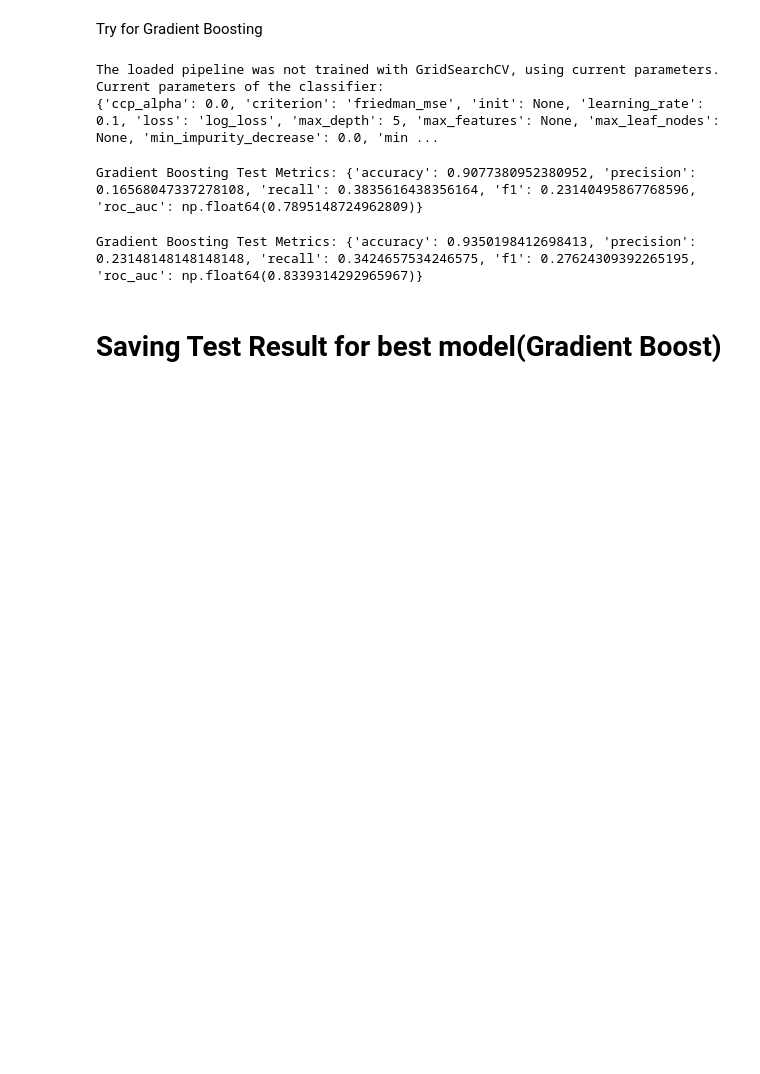
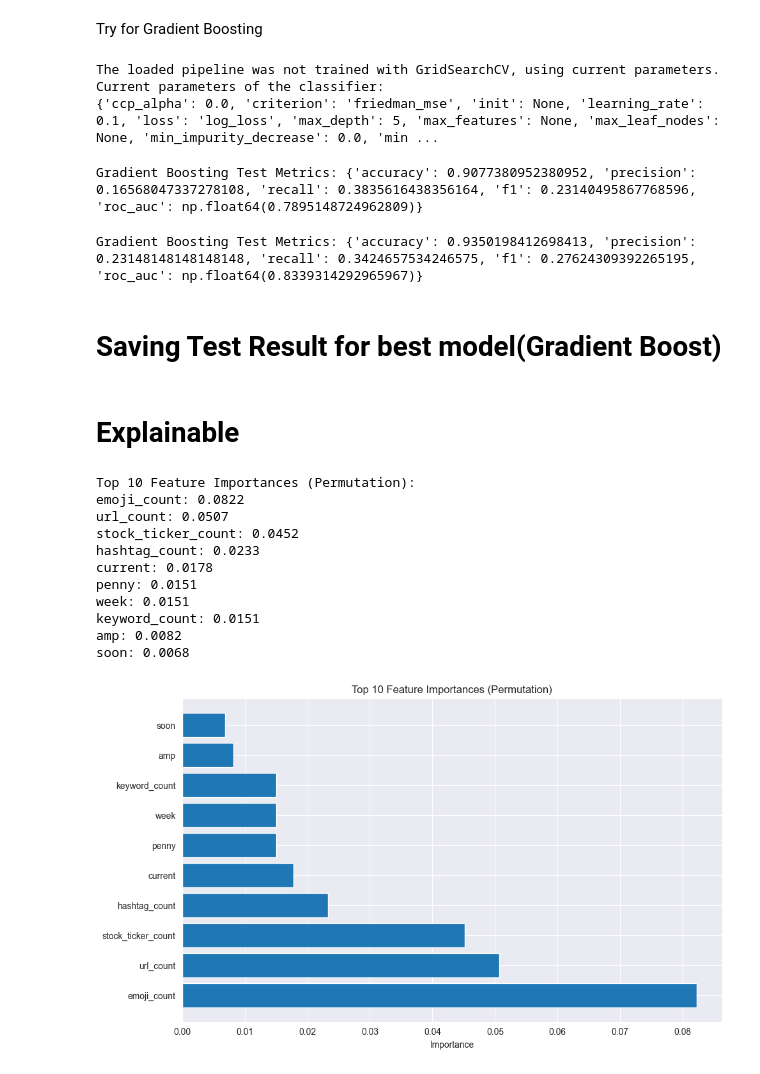
Before and after one commit to DominicCheongChengHung/DSA4263_StockTweets, a Jupyter notebook: text_model_training.ipynb, the cells around one changed output. Saved outputs shown, nothing was run; the diff lists cells and outputs as text; code cells hidden in the pictures; blank space fills up the shorter version.

```diff
--- a/New Approach/Creating_probabilistic_pumper.ipynb
+++ b/text_model_training.ipynb
@@ -1297,3 +1297,82 @@ X_test["prediction"] = y_pred
 flagged_tweets_df = data.loc[X_test[X_test["prediction"] == 1].index]
 # %%
 flagged_tweets_df.to_csv(r"../data/flagged_tweets.csv", index=True)
+# %% [markdown]
+# Explainable
+# %%
+import joblib
+import pandas as pd
+import numpy as np
+from sklearn.model_selection import train_test_split
+from sklearn.inspection import permutation_importance
+from sklearn.pipeline import Pipeline
+from sklearn.feature_extraction.text import TfidfVectorizer
+
+# Load the trained pipeline and vectorizer
+pipeline = joblib.load(r"model/gradient_boosting_balanced_best_w_smote_pipeline.joblib")
+vectorizer = joblib.load(r"model/gradient_boosting_balanced_best_w_smote_vectorizer.joblib")
+
+# Load your data
+data = pd.read_csv(r"../data/scored_tweets_final_translated.csv")
+
+# Define your feature columns
+text_column = 'text'
+target_column = 'pumper_category'
+numerical_columns = ['hashtag_count', 'emoji_count', 'keyword_count', 'stock_ticker_count', 'url_count']
+original_feature_names = [text_column] + numerical_columns
+
+# Separate features and target
+X = data.drop(target_column, axis=1)
+y = data[target_column]
+
+# Split the data into training and testing sets
+X_train, X_test, y_train, y_test = train_test_split(X, y, test_size=0.2, random_state=4263, stratify=y)
+
+# Apply TF-IDF transformation to the test text data using the loaded vectorizer
+X_test_tfidf = vectorizer.transform(X_test[text_column])
+X_test_tfidf_df = pd.DataFrame(X_test_tfidf.toarray(), columns=vectorizer.get_feature_names_out())
+X_test_tfidf_df = X_test_tfidf_df.reset_index(drop=True)
+X_test_numerical = X_test[numerical_columns].reset_index(drop=True)
+
+# Concatenate the TF-IDF features with the numerical features
+X_test_processed = pd.concat([X_test_numerical, X_test_tfidf_df], axis=1)
+
+# Perform permutation importance on the processed test data
+result = permutation_importance(pipeline, X_test_processed, y_test, scoring='recall', random_state=42, n_repeats=10)
+
+# Get the importance scores and sort them
+importances = result.importances_mean
+sorted_indices = np.argsort(importances)[::-1]
+
+# Get the feature names after TF-IDF and numerical features
+feature_names_after_tfidf = list(numerical_columns) + list(vectorizer.get_feature_names_out())
+
+# Print the top 10 feature importances
+print("Top 10 Feature Importances (Permutation):")
+top_n = min(10, len(importances))  # Ensure we don't try to access beyond the length
+for i in range(top_n):
+    print(f"{feature_names_after_tfidf[sorted_indices[i]]}: {importances[sorted_indices[i]]:.4f}")
+
+# --- Optional: Visualize Top 10 Feature Importances ---
+import matplotlib.pyplot as plt
+
+plt.figure(figsize=(10, 6))
+plt.title("Top 10 Feature Importances (Permutation)")
+plt.barh(range(top_n), importances[sorted_indices[:top_n]], align="center")
+plt.yticks(range(top_n), [feature_names_after_tfidf[sorted_indices[i]] for i in range(top_n)])
+plt.xlabel("Importance")
+plt.tight_layout()
+plt.show()
+# %% [output]
+Top 10 Feature Importances (Permutation):
+emoji_count: 0.0822
+url_count: 0.0507
+stock_ticker_count: 0.0452
+hashtag_count: 0.0233
+current: 0.0178
+penny: 0.0151
+week: 0.0151
+keyword_count: 0.0151
+amp: 0.0082
+soon: 0.0068
+[figure, added]
```
Also changed, not shown: 13 other files.
